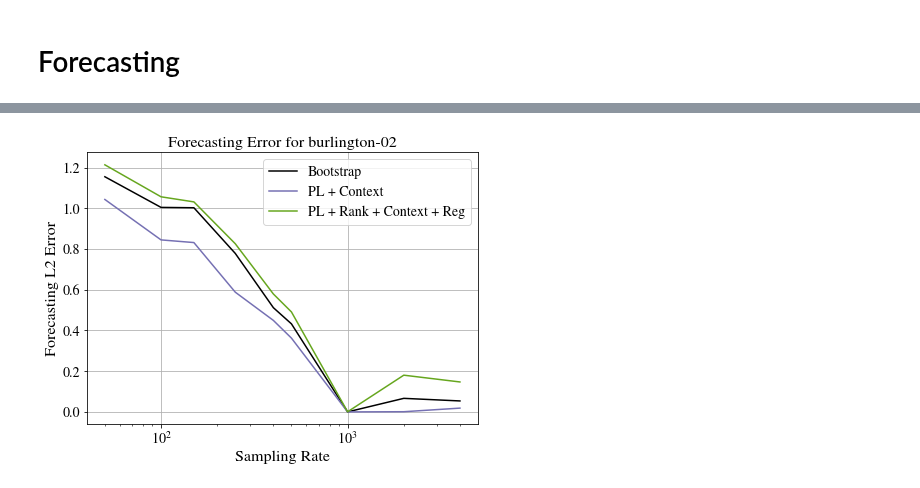
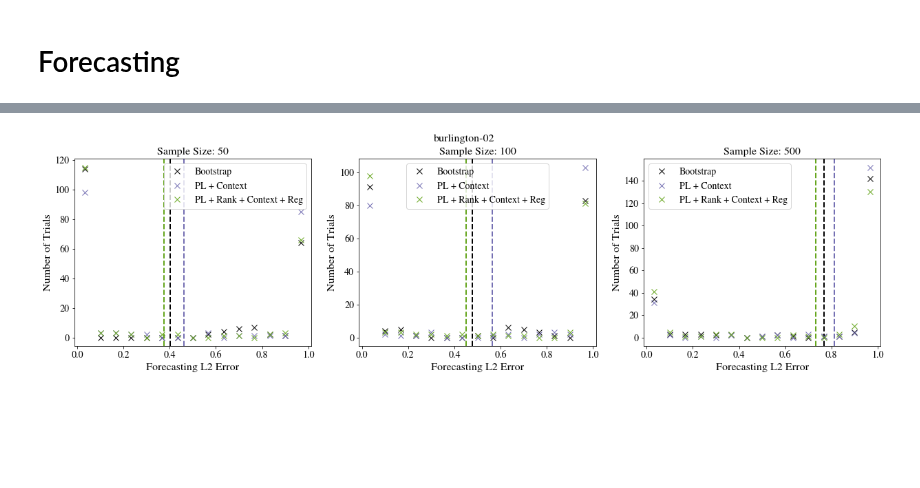
Before and after one commit to dliu18/irv-ballot-length, a Jupyter notebook: notebooks/Push Pull Model Evaluation.ipynb, the cells around one changed output, grey strips where cells are left out. Cells and saved outputs as stored; diff of their text form; code cells hidden in the pictures; blank space fills up the shorter version.

Commit message:
sample with replacement trials

```diff
--- a/notebooks/Push Pull Model Evaluation.ipynb
+++ b/notebooks/Push Pull Model Evaluation.ipynb
@@ -115,10 +115,4 @@ poll is sampled with replacement
 * All win share results are in win_shares_by_election_key* (4 trials)
 
 * ran 50 trials for burlington-02, sl-01, takomapark-01, sf-07. Each has its own pickle file.
-# %%
-with open("../results/push_pull_eval/l2_by_election_filtered_burlington-02.pickle", "rb") as pickleFile:
-    KL_results = pickle.load(pickleFile)
-
-with open("../results/push_pull_eval/win_shares_by_election_filtered_burlington-02.pickle", "rb") as pickleFile:
-    win_shares_results = pickle.load(pickleFile)
 # %%
@@ -308,6 +312,7 @@ for election_name in win_shares_results:
     ax.set_title(f"Forecasting Error for {election_name}")
     ax.set_xlabel("Sampling Rate")
     ax.set_ylabel("Forecasting L2 Error")
+    p_oracle = np.array([win_shares_oracle[election_name][1.0][cand] for cand in cands])
 
     for model_name in win_shares_results[election_name]:
 
@@ -331,10 +336,10 @@ for election_name in win_shares_results:
 
                 # add error to errors
 #                 error = cand_wins[correct_winner] / num_simulations
-                error = 0
-                for cand in cands:
-                    p = cand_wins[cand] / num_simulations
-                    error += (win_shares_oracle[election_name][1.0][cand] - p)**2
+                p_estimated = np.array([cand_wins[cand] / num_simulations for cand in cands])
+#                 error = np.linalg.norm(p_estimated - p_oracle)**2
+                error = np.dot(p_oracle, p_estimated) / (np.linalg.norm(p_estimated) * np.linalg.norm(p_oracle))
+
                 errors.append(error)
 #             if model_name == "PL + Context":
 #                 print([f"{x:.1e}" for x in errors])
@@ -353,28 +358,34 @@ for election_name in win_shares_results:
 # %%
 num_simulations = 250
+bins = 15
+sample_sizes = [50, 100, 500]
+
 for election_name in win_shares_results:
 
     correct_winner = election_winners[election_name]
     cands = election_candidates[election_name]
+    oracle_vector = {cand: win_shares_oracle[election_name][1.0][cand] for cand in cands}
+    print(f"oracle: {oracle_vector}")
+    p_oracle = np.array([win_shares_oracle[election_name][1.0][cand] for cand in cands])
 
-    fig, ax = plt.subplots(figsize=(7,5))
-    ax.set_title(f"Forecasting Error for {election_name}")
-    ax.set_xlabel("Sampling Rate")
-    ax.set_ylabel("Forecasting L2 Error")
+    # assumes sample size < 1000. For >= 1000, num_trials is 10
+    if election_name in ["pierce-03", "sf-11"]:
+        num_trials = 75
+    elif election_name in ["burlington-02", "glasgow-04"]:
+        num_trials = 200
 
-    for model_name in win_shares_results[election_name]:
+    fig, axs = plt.subplots(figsize=(7 * len(sample_sizes), 5), ncols=len(sample_sizes))
 
-        sample_sizes = [size for size in win_shares_results[election_name][model_name]]
-        errors_by_size = []
-        for size in sample_sizes:
-            if size >= 1000:
-                num_trials = 10
-            elif election_name in ["pierce-03", "sf-11"]:
-                num_trials = 75
-            elif election_name in ["burlington-02", "glasgow-04"]:
-                num_trials = 200
 
+    for ax_idx, size in enumerate(sample_sizes):
+        axs[ax_idx].set_title(f"Sample Size: {size}")
+        axs[ax_idx].set_xlabel("Forecasting L2 Error")
+        axs[ax_idx].set_ylabel("Number of Trials")
+
+        for model_name in win_shares_results[election_name]:
+            print(model_name)
             errors = []
+
             for trial_idx in range(num_trials):
                 # for num_simulations, sample n ballots to get a cand win shares vector
                 cand_wins = {
@@ -384,19 +395,38 @@ for election_name in win_shares_results:
 
                 # add error to errors
 #                 error = cand_wins[correct_winner] / num_simulations
-                error = 0
-                for cand in cands:
-                    p = cand_wins[cand] / num_simulations
-                    error += (win_shares_oracle[election_name][1.0][cand] - p)**2
+                p_estimated = np.array([cand_wins[cand] / num_simulations for cand in cands])
+#                 error = np.linalg.norm(p_estimated - p_oracle)**2
+                error = np.dot(p_oracle, p_estimated) / (np.linalg.norm(p_estimated) * np.linalg.norm(p_oracle))
+
+                if trial_idx <= 10:
+                    print({cand: cand_wins[cand] / num_simulations for cand in cands if cand_wins[cand] > 0})
                 errors.append(error)
-#             if model_name == "PL + Context":
-#                 print([f"{x:.1e}" for x in errors])
-            errors_by_size.append(np.mean(errors))
 
-        ax.plot(sample_sizes, errors_by_size,
+            # Line histogram
+            counts, bin_edges = np.histogram(errors, bins=bins, density=False)
+            bin_centers = 0.5 * (bin_edges[:-1] + bin_edges[1:])
+
+            # Plot points at bin centers
+            axs[ax_idx].plot(
+                bin_centers,
+                counts,
+                marker="x",
+                linestyle="None",
+                markersize=8,
                 label=model_name,
-                color=get_color_from_model_name(model_name))
-    ax.legend()
-    ax.grid()
-    ax.set_xscale("log")
+                color=get_color_from_model_name(model_name),
+            )
+
+            # Mean line
+            axs[ax_idx].axvline(
+                np.mean(errors),
+                linestyle="--",
+                linewidth=2,
+                color=get_color_from_model_name(model_name),
+                alpha=1.0,
+            )
+
+        axs[ax_idx].legend()
+    fig.suptitle(election_name)
 # %% [output]
@@ -403 +450 @@ for election_name in win_shares_results:
-[figure, old version]
+[figure, new version]
```
Also changed, not shown: parts of 8 cells of this notebook, 6 other files.
